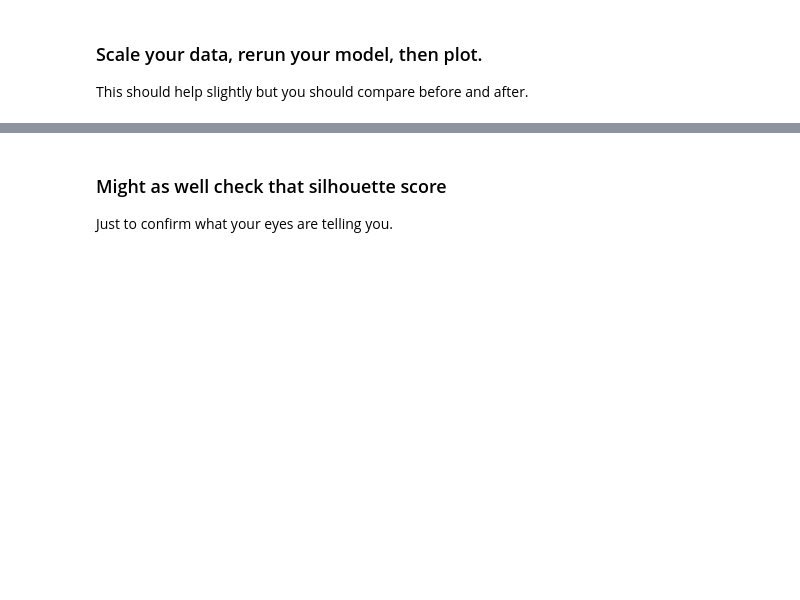
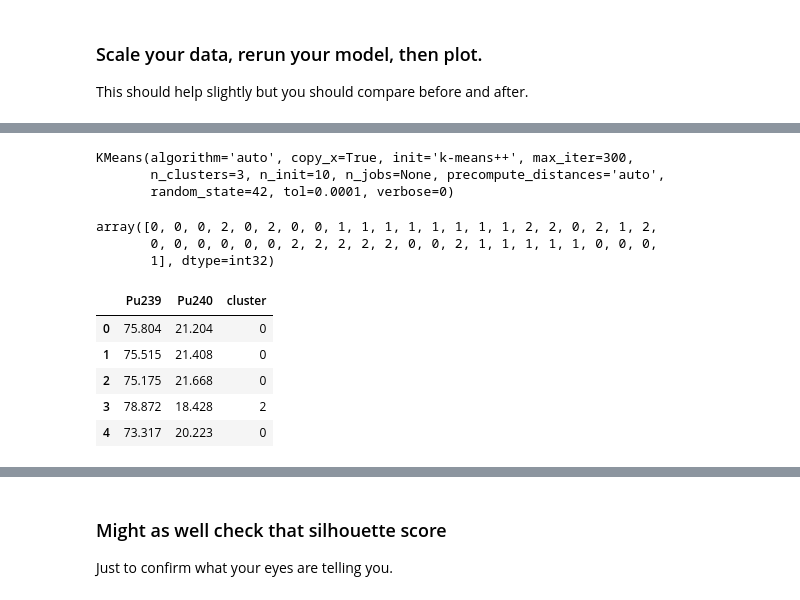
Before and after one commit to ersingt/GA, a Jupyter notebook: labs/8.01-lab-isotopes-master/lab-kmeans-isotopes.ipynb, the cells around one changed output, grey strips where cells are left out. Saved outputs shown, nothing was run; the diff lists cells and outputs as text; code cells hidden in the pictures; blank space fills up the shorter version.

```diff
--- a/labs/8.01-lab-isotopes-master/lab-kmeans-isotopes.ipynb
+++ b/labs/8.01-lab-isotopes-master/lab-kmeans-isotopes.ipynb
@@ -62,0 +137,5 @@ This should help slightly but you should compare before and after.
+# %%
+csv_file = "https://vincentarelbundock.github.io/Rdatasets/csv/cluster/pluton.csv"
+
+df = pd.read_csv(csv_file)
+df.head()
@@ -62,0 +149,4 @@ This should help slightly but you should compare before and after.
+# %%
+# Drop columns:
+
+df = df.drop(columns=['Pu238', 'Pu241','Unnamed: 0'])
@@ -62,0 +159,29 @@ This should help slightly but you should compare before and after.
+# %%
+# Instantiate K-means:
+
+km = KMeans(n_clusters=3, random_state=42)
+km.fit(X_sc)
+# %% [output]
+KMeans(algorithm='auto', copy_x=True, init='k-means++', max_iter=300,
+       n_clusters=3, n_init=10, n_jobs=None, precompute_distances='auto',
+       random_state=42, tol=0.0001, verbose=0)
+# %%
+# Predict:
+
+km.predict(X_sc)
+# %% [output]
+array([0, 0, 0, 2, 0, 2, 0, 0, 1, 1, 1, 1, 1, 1, 1, 1, 2, 2, 0, 2, 1, 2,
+       0, 0, 0, 0, 0, 0, 2, 2, 2, 2, 2, 0, 0, 2, 1, 1, 1, 1, 1, 0, 0, 0,
+       1], dtype=int32)
+# %%
+# Map back to df:
+
+df['cluster'] = km.labels_
+df.head()
+# %% [output]
+|  | Pu239 | Pu240 | cluster |
+| 0 | 75.804 | 21.204 | 0 |
+| 1 | 75.515 | 21.408 | 0 |
+| 2 | 75.175 | 21.668 | 0 |
+| 3 | 78.872 | 18.428 | 2 |
+| 4 | 73.317 | 20.223 | 0 |
```
Also changed, not shown: parts of 18 cells of this notebook.
